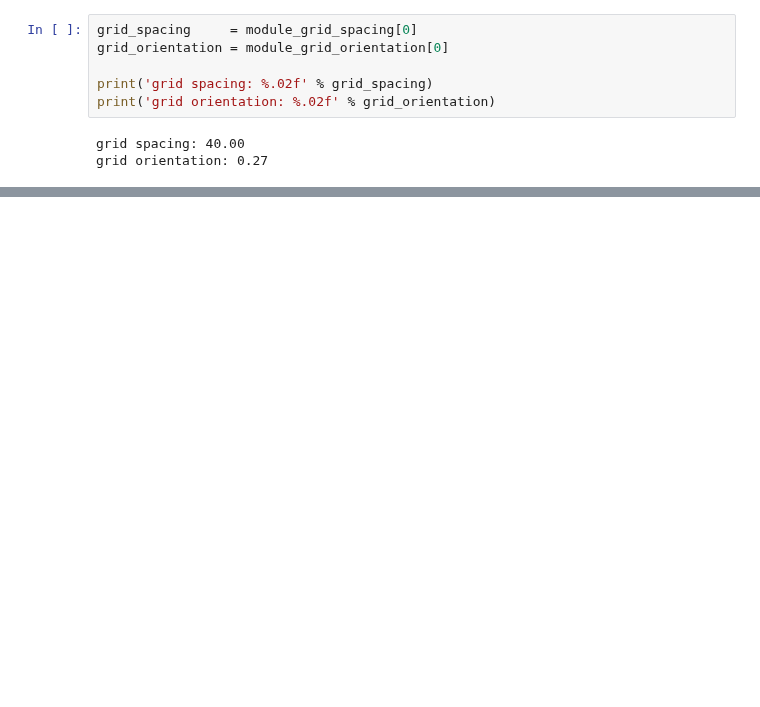
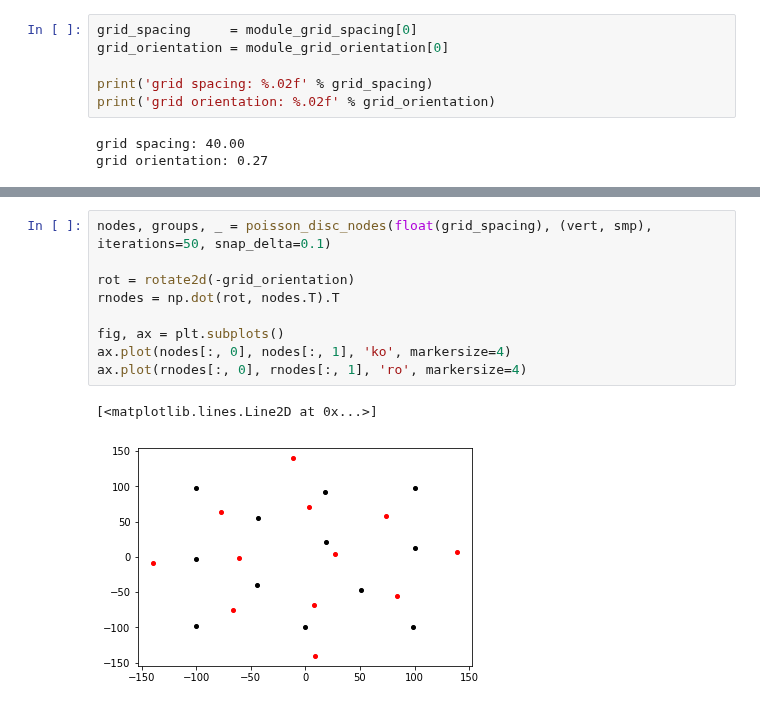
Before and after one commit to soltesz-lab/dentate, a Jupyter notebook: notebooks/Grid Cell Ratemap.ipynb, the cells around one changed output, grey strips where cells are left out. Cells and saved outputs as stored; diff of their text form; blank space fills up the shorter version.

```diff
--- a/notebooks/Grid Cell Ratemap.ipynb
+++ b/notebooks/Grid Cell Ratemap.ipynb
@@ -119,0 +120,12 @@ ax.set_aspect('equal')
+# %%
+nodes, groups, _ = poisson_disc_nodes(float(grid_spacing), (vert, smp), iterations=50, snap_delta=0.1)
+
+rot = rotate2d(-grid_orientation)
+rnodes = np.dot(rot, nodes.T).T
+
+fig, ax = plt.subplots()
+ax.plot(nodes[:, 0], nodes[:, 1], 'ko', markersize=4)
+ax.plot(rnodes[:, 0], rnodes[:, 1], 'ro', markersize=4)
+# %% [output]
+[<matplotlib.lines.Line2D at 0x...>]
+[figure, added]
```
Also changed, not shown: parts of 8 cells of this notebook.
